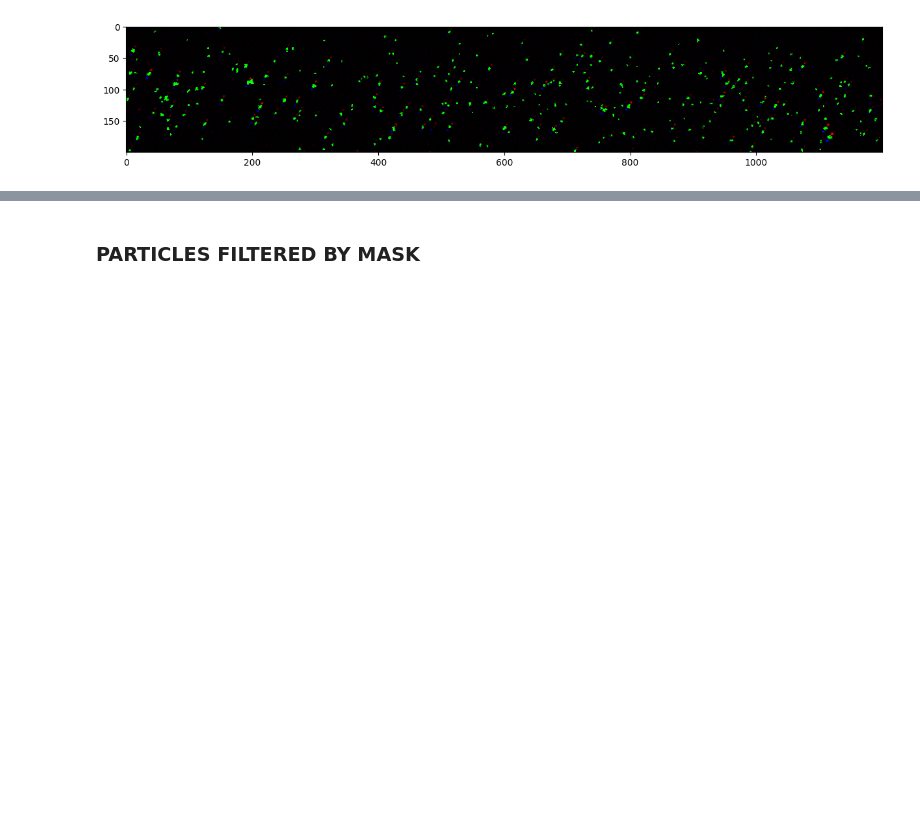
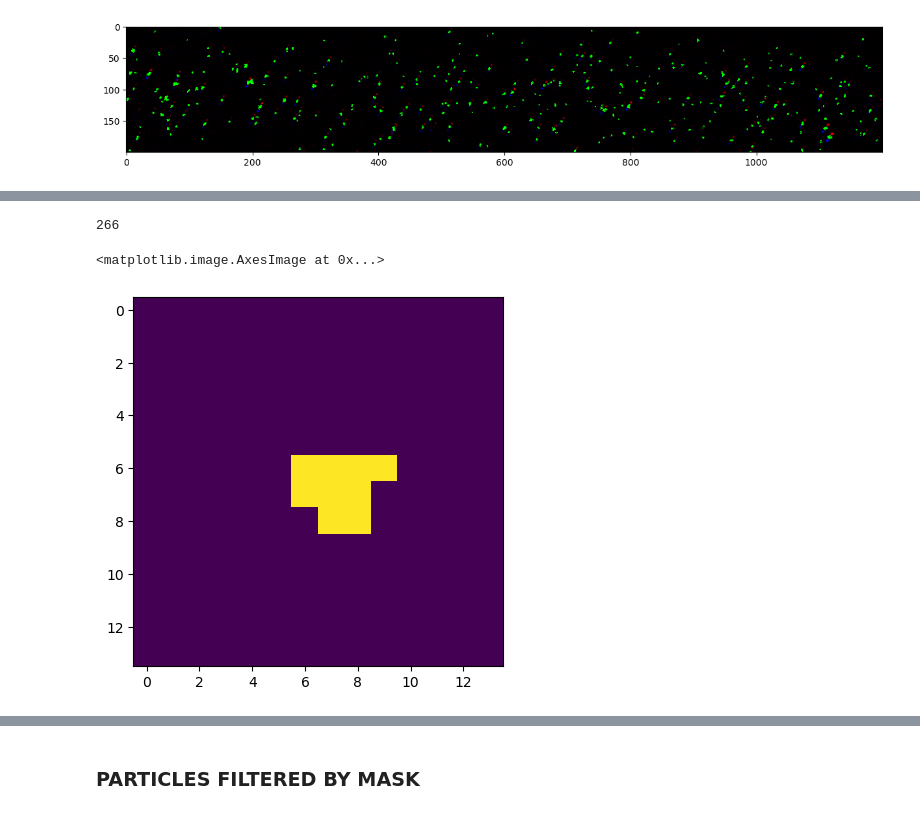
Before and after one commit to Eigil121/particle_tracking_02456, a Jupyter notebook: notebooks/load_annotations.ipynb, the cells around one changed output, grey strips where cells are left out. Drawn from its saved outputs; the diff is of its cells as text; code cells hidden in the pictures; blank space fills up the shorter version.

```diff
--- a/notebooks/load_annotations.ipynb
+++ b/notebooks/load_annotations.ipynb
@@ -59,0 +97,52 @@ plt.show()
+# %%
+import random
+from skimage import measure
+import numpy as np
+idx=0
+sortedx = []
+sortedy = []
+for centroid in centroids:
+
+    x = centroid[1] - radius
+    y = centroid[0] - radius
+    width = 2 * radius
+    height = 2 * radius
+    separated_image = mask[int(np.floor(y)):int(np.ceil(y+height)),int(np.floor(x)):int(np.ceil(x+width))]
+    if idx == 0:
+        separated_images = separated_image
+    else:
+        if separated_images.shape[1] == separated_image.shape[1]:
+            if separated_image.shape[0] == 14:
+                labeled_mask, num_clusters = measure.label(separated_image, background=0, return_num=True)
+                if num_clusters == 1:
+                    separated_images = np.vstack((separated_images, separated_image))
+                    sortedx.append(x)
+                    sortedy.append(y)
+
+    idx+=1
+
+# Save separated_images
+np.save('separated_images.npy', separated_images)
+
+    # Save sortedx
+np.save('sortedx.npy', sortedx)
+
+    # Save sortedy
+np.save('sortedy.npy', sortedy)
+
+#plt.imshow(separated_images)
+#plt.show()
+ParticleBoxSize = separated_image.shape[1]
+NParticlesZoo = int(np.floor((separated_images.shape[0])/ParticleBoxSize)-1)
+#print(NParticles)
+
+random_number = int(random.randint(0, NParticlesZoo))
+print(random_number)
+d = random_number
+
+#print(NParticles)
+plt.imshow(separated_images[ParticleBoxSize*d:ParticleBoxSize*(d+1),:])
+# %% [output]
+266
+<matplotlib.image.AxesImage at 0x...>
+[figure, added]
```
Also changed, not shown: parts of 8 cells of this notebook, 1 other file.
